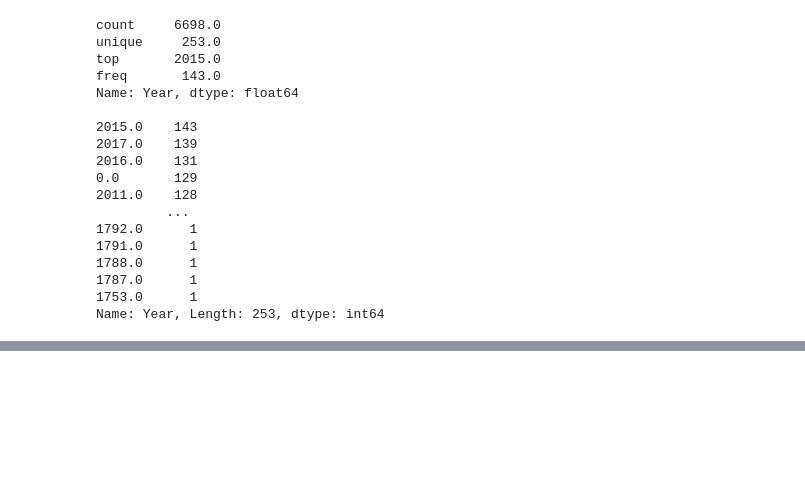
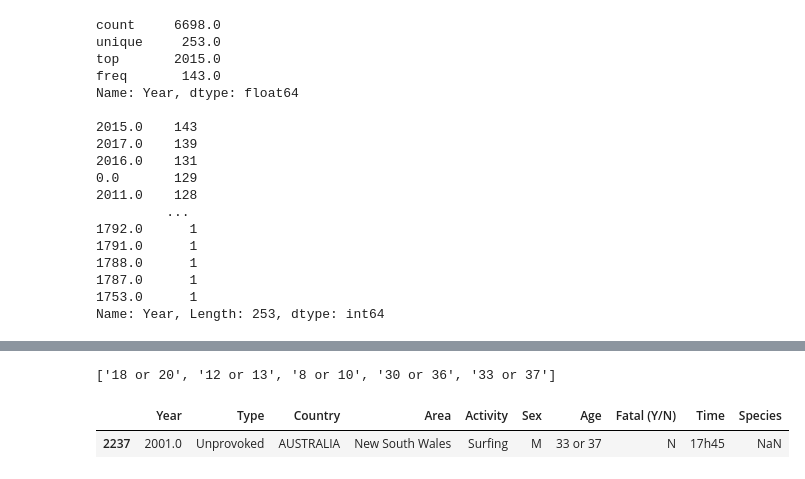
Before and after one commit to Guocorrea/IronHack, a Jupyter notebook: Global_Shark_Attack.ipynb, the cells around one changed output, grey strips where cells are left out. Drawn from its saved outputs; the diff is of its cells as text; code cells hidden in the pictures; blank space fills up the shorter version.

```diff
--- a/Global_Shark_Attack.ipynb
+++ b/Global_Shark_Attack.ipynb
@@ -334,0 +280,22 @@ memory usage: 2.3+ MB
+# %%
+# Encontrar todos os elementos da atck['Age'] com idade 'x or y'
+import regex as re
+
+padrão = '[ 0-9]+[ or]+[ 0-9]+'
+lista_or = list()
+for i in atck['Age']:
+    try:
+        if i in re.findall(padrão, i):
+            lista_or.append(i)
+    except:
+        None
+print(lista_or)
+# %% [output]
+['18 or 20', '12 or 13', '8 or 10', '30 or 36', '33 or 37']
+# %%
+# Encontrar e alterar essas idades para o primeiro número apresentado
+f = atck[atck['Age'] == '33 or 37']
+f
+# %% [output]
+|  | Year | Type | Country | Area | Activity | Sex | Age | Fatal (Y/N) | Time | Species |
+| 2237 | 2001.0 | Unprovoked | AUSTRALIA | New South Wales | Surfing | M | 33 or 37 | N | 17h45 | NaN |
```
Also changed, not shown: parts of 35 cells of this notebook.
